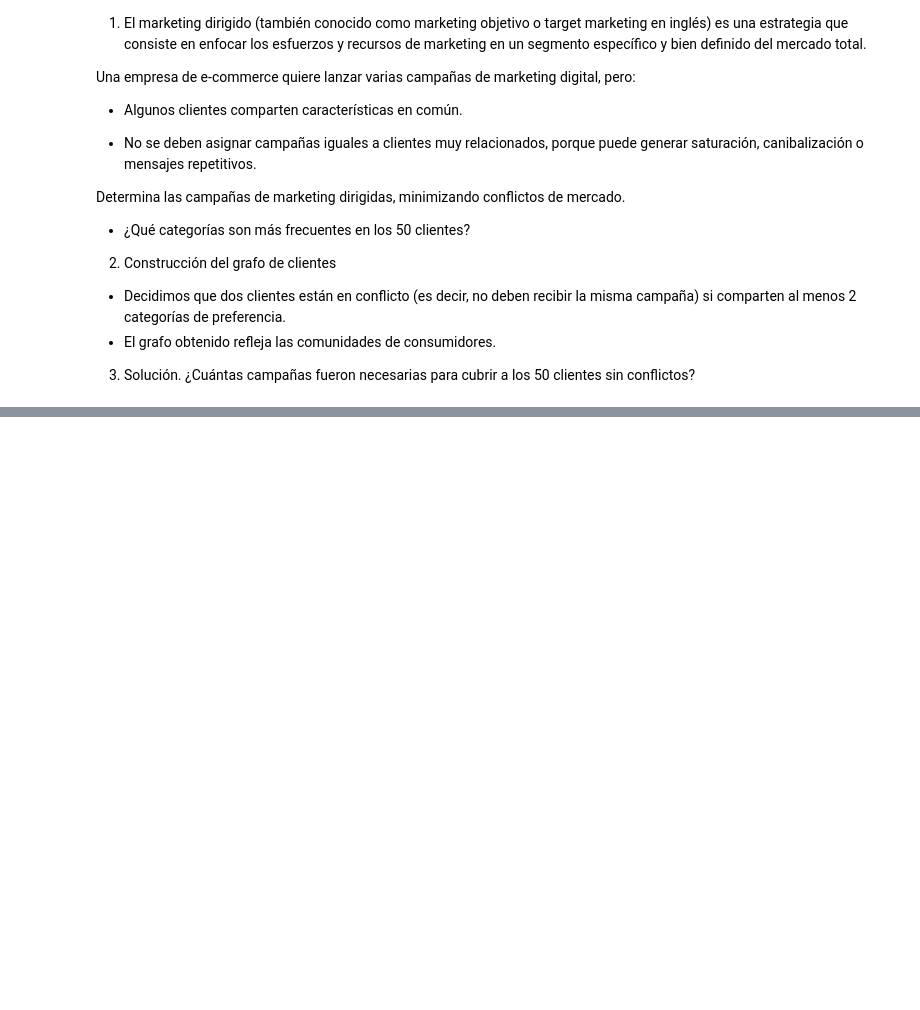
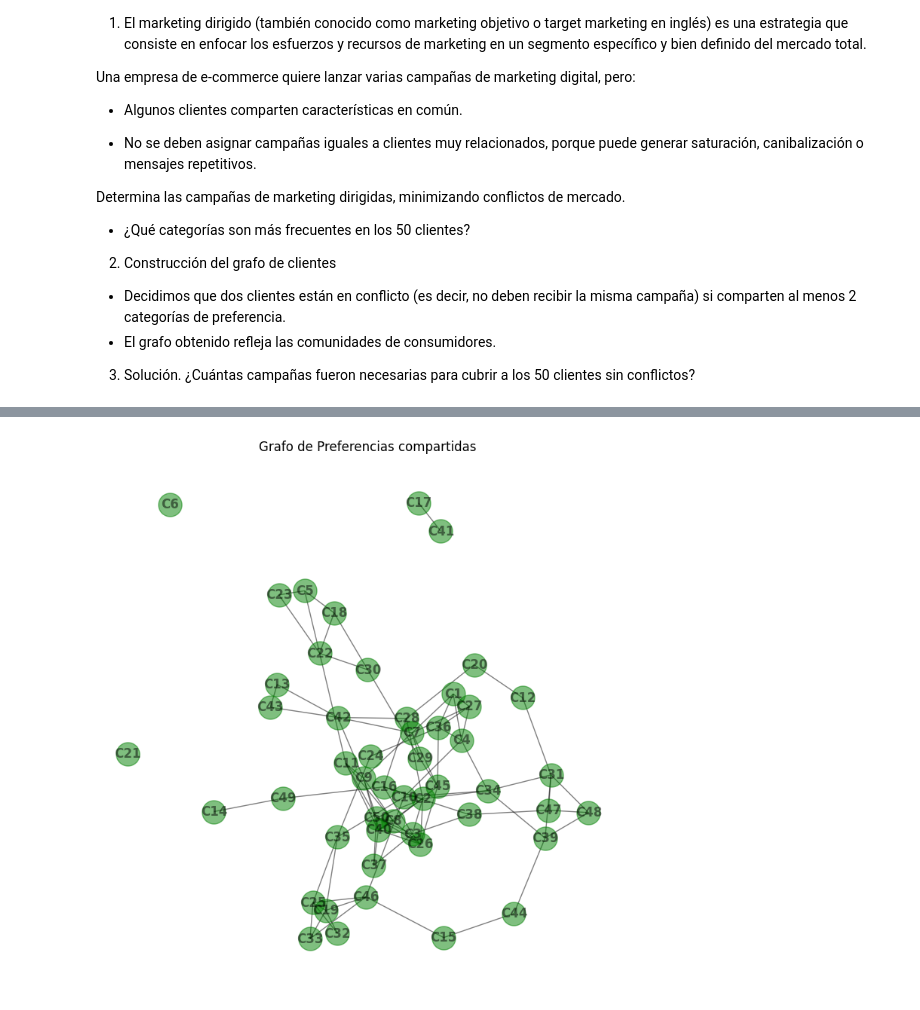
Before and after one commit to steffanylars/MA2015_DisenoAlgoritmosMatematicosBioinspirados, a Jupyter notebook: Tarea3_Algoritmos.ipynb, the cells around one changed output, grey strips where cells are left out. Saved outputs shown, nothing was run; the diff lists cells and outputs as text; code cells hidden in the pictures; blank space fills up the shorter version.

Commit message:
Add marketing problem

```diff
--- a/Tarea3_Algoritmos.ipynb
+++ b/Tarea3_Algoritmos.ipynb
@@ -857,0 +1028,77 @@ Determina las campañas de marketing dirigidas, minimizando conflictos de mercad
+# %%
+import pandas as pd
+import networkx as nx
+import matplotlib.pyplot as plt
+from collections import Counter
+
+
+NOMBRE_ARCHIVO = 'data\marketing_50_clientes.xlsx'
+PREFERENCIAS_COLUMNA = "Preferencias"
+UMBRAL_CONFLICTO = 2
+
+def construir_grafo_conflictos():
+    """
+    Carga los datos, calcula los conflictos y construye el objeto Grafo.
+    """
+    print(f"## 1. Cargando y Preprocesando Datos desde '{NOMBRE_ARCHIVO}'...")
+    df = pd.read_excel(NOMBRE_ARCHIVO)
+
+    # Asignar IDs de clientes (C1, C2, ..., C50)
+    df['Cliente'] = 'C' + (df.index + 1).astype(str)
+
+    df['Lista_Preferencias'] = df[PREFERENCIAS_COLUMNA].apply(
+        # Convertir a string para manejar posibles valores NaN, luego limpiar y dividir
+        lambda x: [p.strip() for p in str(x).split(',')] if pd.notna(x) and str(x).strip() != 'Missing value' else []
+    )
+
+    # Mapeo de Cliente a sus preferencias
+    preferencias_dict = df.set_index('Cliente')['Lista_Preferencias'].to_dict()
+    clientes = list(preferencias_dict.keys())
+
+    print(f"Datos de {len(clientes)} clientes cargados.")
+    print("-" * 50)
+
+    print(f"## 2. Calculando Conflictos y Construyendo el Grafo (Umbral: {UMBRAL_CONFLICTO} preferencias)")
+
+    G = nx.Graph()
+    G.add_nodes_from(clientes)
+
+    # Iterar sobre todos los pares únicos de clientes
+    for i in range(len(clientes)):
+        for j in range(i + 1, len(clientes)):
+            c1 = clientes[i]
+            c2 = clientes[j]
+
+            set1 = set(preferencias_dict[c1])
+            set2 = set(preferencias_dict[c2])
+
+            num_compartidas = len(set1.intersection(set2))
+
+            if num_compartidas >= UMBRAL_CONFLICTO:
+                G.add_edge(c1, c2)
+
+    print(f"Grafo de Conflictos construido: {G.number_of_nodes()} nodos, {G.number_of_edges()} aristas.")
+    print("-" * 50)
+
+    plt.figure(figsize=(7, 7))
+
+    pos = nx.spring_layout(G, k=0.15, iterations=20, seed=42)
+
+    nx.draw(
+        G,
+        pos=pos,
+        with_labels=True,
+        node_color='green',
+        node_size=500,
+        font_color='black',
+        font_weight='bold',
+        edge_color='black',
+        alpha=0.5
+    )
+
+    plt.title("Grafo de Preferencias compartidas")
+    plt.show()
+    return df, G
+
+df, G = construir_grafo_conflictos()
+# %% [output]
@@ -857,0 +1111 @@ Determina las campañas de marketing dirigidas, minimizando conflictos de mercad
+[figure, added]
```
Also changed, not shown: parts of 15 cells of this notebook.
